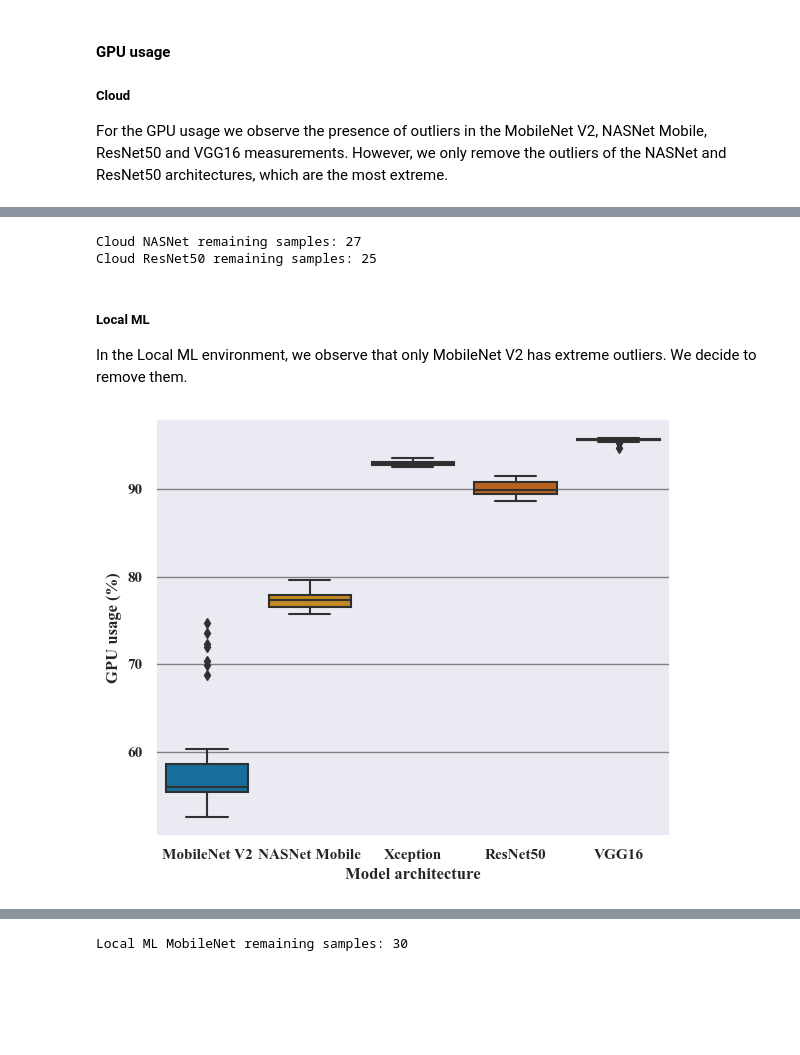
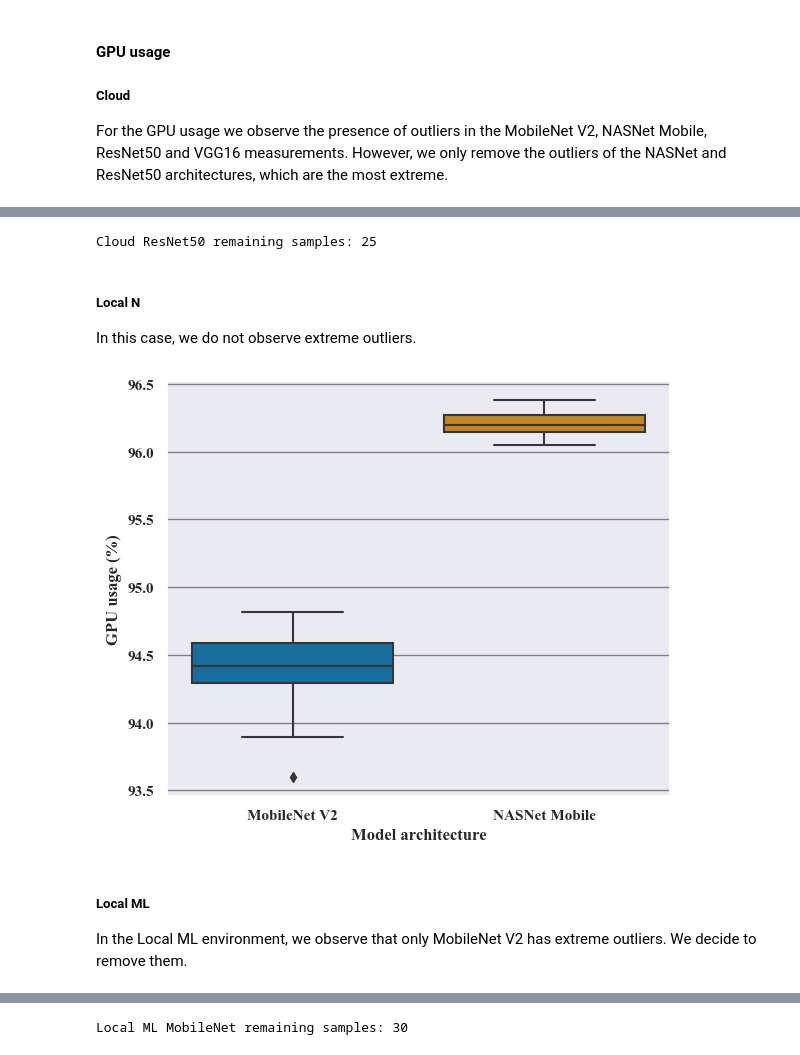
Before and after one commit to GAISSA-UPC/seaa2023_ect, a Jupyter notebook: data-analysis.ipynb, the cells around one changed output, grey strips where cells are left out. Saved outputs shown, nothing was run; the diff lists cells and outputs as text; code cells hidden in the pictures; blank space fills up the shorter version.

```diff
--- a/data-analysis.ipynb
+++ b/data-analysis.ipynb
@@ -397,32 +370,29 @@ boxplot(
 # %%
-cloud_nasnet_no_gpu_outliers = cloud_nasnet.sort_values(by="gpu_usage", ascending=True).iloc[3:]
-print("Cloud NASNet remaining samples:", cloud_nasnet_no_gpu_outliers.shape[0])
 cloud_resnet50_no_gpu_outliers = cloud_resnet50.sort_values(by="gpu_usage", ascending=True).iloc[5:]
 print("Cloud ResNet50 remaining samples:", cloud_resnet50_no_gpu_outliers.shape[0])
 # %% [output]
-Cloud NASNet remaining samples: 27
 Cloud ResNet50 remaining samples: 25
-# %% [markdown]
-##### Local ML
-
-In the Local ML environment, we observe that only MobileNet V2 has extreme outliers. We decide to remove them.
+# %% [markdown]
+##### Local N
+In this case, we do not observe extreme outliers.
 # %%
 boxplot(
     pd.concat(
         [
-            local_ml_mobilenet,
-            local_ml_nasnet,
-            local_ml_xception,
-            local_ml_resnet50,
-            local_ml_vgg16,
+            local_n_mobilenet,
+            local_n_nasnet,
         ]
     ),
     x="architecture",
     y="gpu_usage",
     xlabel="Model architecture",
     ylabel="GPU usage (%)",
-    figname=f"local-v2-gpu_usage-boxplot.{FIGURES_FORMAT}",
+    figname=f"local-v1-gpu_usage-boxplot.{FIGURES_FORMAT}",
     figsize=(6, 5),
 )
 # %% [output]
-[figure, old version]
+[figure, new version]
+# %% [markdown]
+##### Local ML
+
+In the Local ML environment, we observe that only MobileNet V2 has extreme outliers. We decide to remove them.
```
Also changed, not shown: parts of 92 cells of this notebook, 1 other file.
